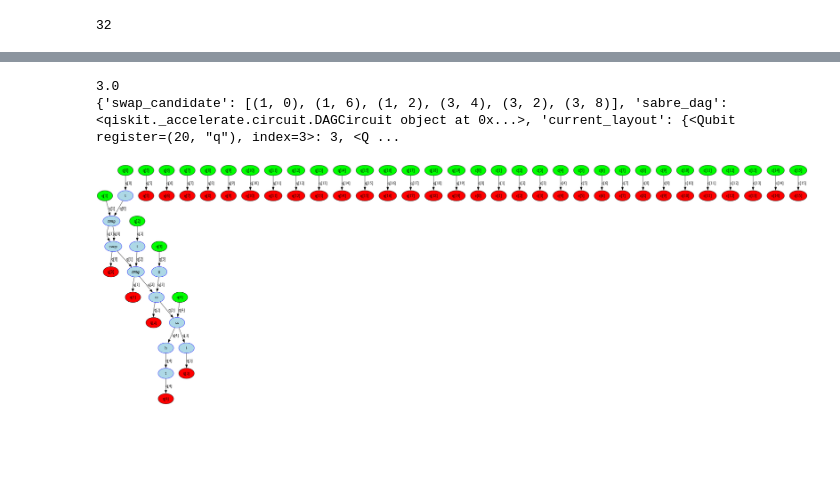
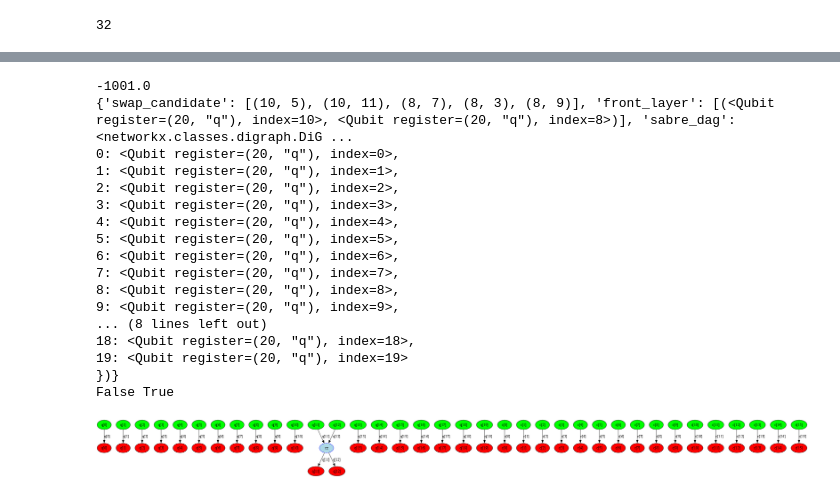
Before and after one commit to siwonpada/circuit_route, a Jupyter notebook: src/test_sabre_env.ipynb, the cells around one changed output, grey strips where cells are left out. Saved outputs shown, nothing was run; the diff lists cells and outputs as text; code cells hidden in the pictures; blank space fills up the shorter version.

Commit message:
modify: reward

```diff
--- a/src/test_sabre_env.ipynb
+++ b/src/test_sabre_env.ipynb
@@ -86,10 +88,26 @@ nx.draw(state['sabre_dag'])
 # %%
-observation, reward, terminated, truncated, info = env.step(action=(1, 2))
+observation, reward, terminated, truncated, info = env.step(action=(0, 5))
 print(reward)
 print(observation)
+print(terminated, truncated)
 screen = env.render()
 screen
 # %% [output]
-3.0
-{'swap_candidate': [(1, 0), (1, 6), (1, 2), (3, 4), (3, 2), (3, 8)], 'sabre_dag': <qiskit._accelerate.circuit.DAGCircuit object at 0x...>, 'current_layout': {<Qubit register=(20, "q"), index=3>: 3, <Q ...
+-1001.0
+{'swap_candidate': [(10, 5), (10, 11), (8, 7), (8, 3), (8, 9)], 'front_layer': [(<Qubit register=(20, "q"), index=10>, <Qubit register=(20, "q"), index=8>)], 'sabre_dag': <networkx.classes.digraph.DiG ...
+0: <Qubit register=(20, "q"), index=0>,
+1: <Qubit register=(20, "q"), index=1>,
+2: <Qubit register=(20, "q"), index=2>,
+3: <Qubit register=(20, "q"), index=3>,
+4: <Qubit register=(20, "q"), index=4>,
+5: <Qubit register=(20, "q"), index=5>,
+6: <Qubit register=(20, "q"), index=6>,
+7: <Qubit register=(20, "q"), index=7>,
+8: <Qubit register=(20, "q"), index=8>,
+9: <Qubit register=(20, "q"), index=9>,
+... (8 lines left out)
+18: <Qubit register=(20, "q"), index=18>,
+19: <Qubit register=(20, "q"), index=19>
+})}
+False True
-[figure, old version]
+[figure, new version]
```
Also changed, not shown: parts of 4 cells of this notebook, 7 other files.
